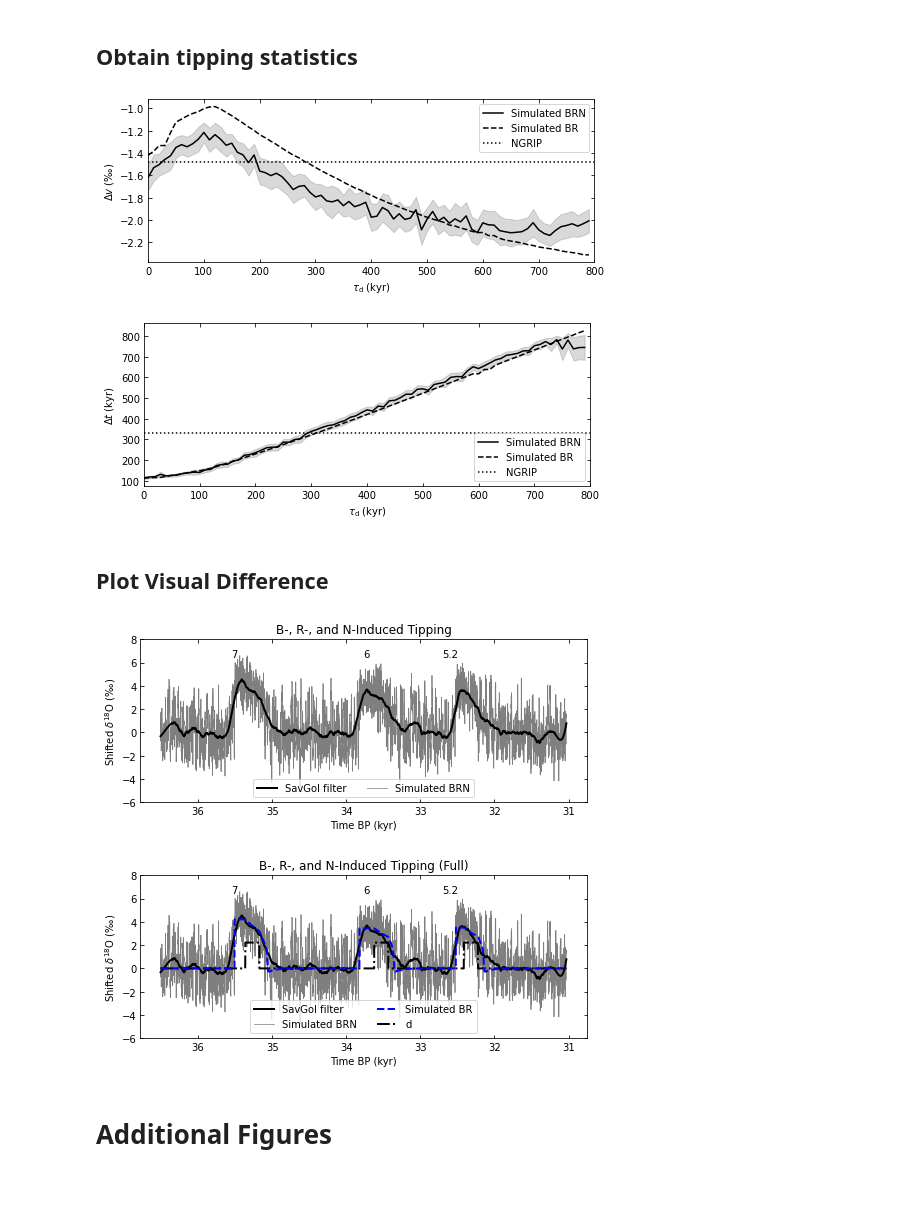
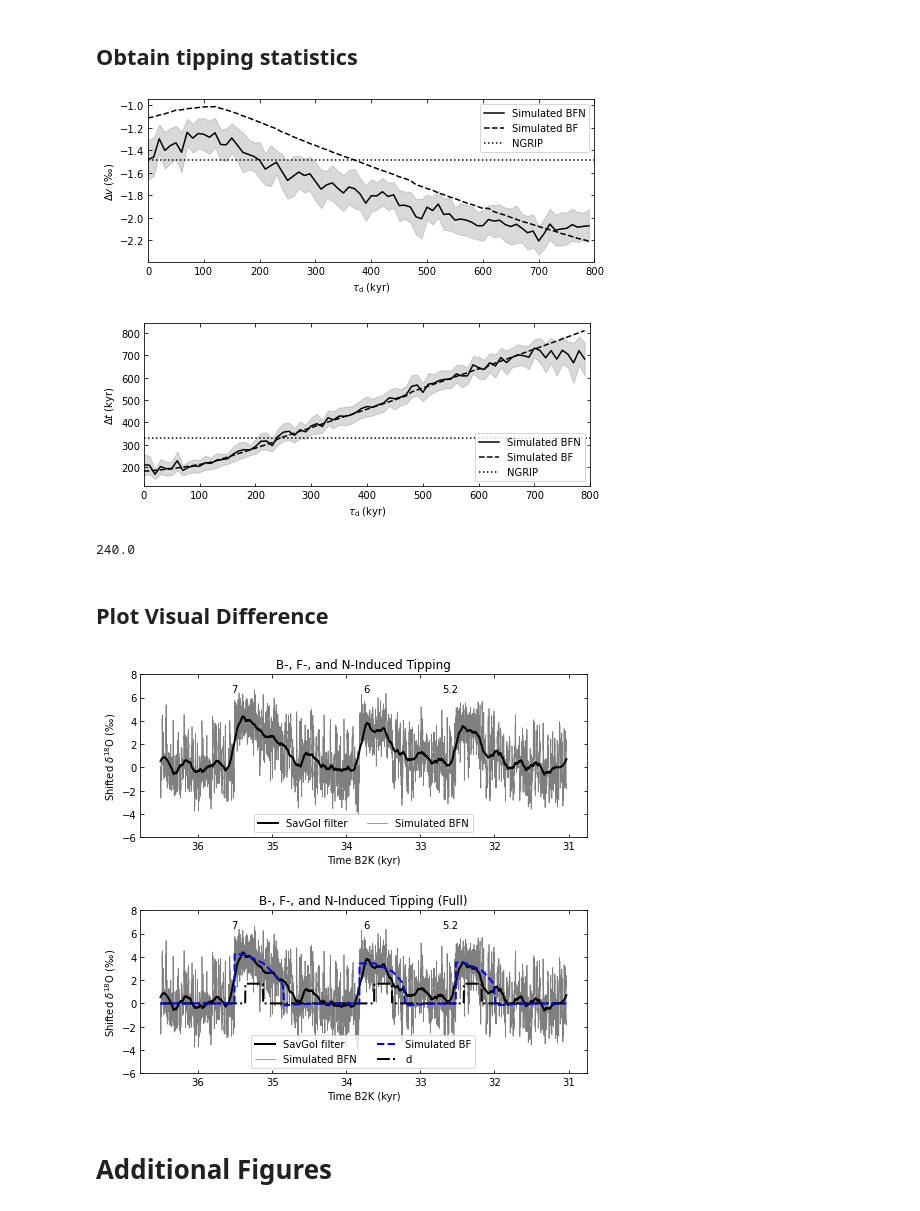
Before and after one commit to rensvermeulen/Vermeulen_2022-FHN-NGRIP, a Jupyter notebook: main.ipynb, the cells around one changed output. Drawn from its saved outputs; the diff is of its cells as text; code cells hidden in the pictures.

```diff
--- a/main.ipynb
+++ b/main.ipynb
@@ -70,7 +70,7 @@ def get_displacement(param, dmax=0.5,time_span=np.linspace(0,200, 1000), number=
 time_span = np.linspace(0, 60, num=1500)
 trajectories = {}
 for i,param in enumerate(scenarios):
-    trajectories[i] = get_displacement(param, number=3, time_span=time_span, dmax=5)
+    trajectories[i] = get_displacement(param, time_span=time_span, dmax=5)
 # %%
 fig, ax = plt.subplots(1, len(scenarios), figsize=(5*len(scenarios)/1.5,5/1.8))
 
@@ -568,7 +555,7 @@ def extract_coefficients(data,stadial_data,event_numbers, tc, plot_fits=True):
         ax.tick_params(direction='in',top=True,right=True)
 
         ax.set_ylabel(u'Shifted $\delta^{18}$O (‰)')
-        ax.set_xlabel('Time BP (kyr)')
+        ax.set_xlabel('Time B2K (kyr)')
         ax.invert_xaxis()
 
         ax.plot(savgol_data.age/1000,savgol_data, 'k-') # Stopped shifting  + mean_stadial.values, 'k-')
@@ -640,11 +627,11 @@ def extract_coefficients(data,stadial_data,event_numbers, tc, plot_fits=True):
 
         sav_data[event_numbers[i]] = v_fit_data
 
-    ax.set_ylim(ylim)
-
-    for i in range(len(stadial_data['interstadialonset'])):
-        ax.text(stadial_data['interstadialonset'][i]/1000,
-                  plt.ylim()[1]-1.5,event_number[i],ha='right')
+    if plot_fits == True:
+        ax.set_ylim(ylim)
+        for i in range(len(stadial_data['interstadialonset'])):
+            ax.text(stadial_data['interstadialonset'][i]/1000,
+                      plt.ylim()[1]-1.5,event_number[i],ha='right')
 
     return t_max, t_end, v_max, v_end, sav_data
 # %%
@@ -768,15 +754,22 @@ param_space = {
 # %%
 ic = [0,0]
 time_span = raw_data[proxy].age / tc
+d_slope = np.arange(0,800,10) # Set $\tau_\mathrm{d}$ value range
 
+# # Results of previous runs
 # {'a': -28.22386318920363, 'b': 16.245214392863126, 'c': 0.015392872704699107, 'd': 2.3618720562820825}
 # best loss: 0.5545589956800119
 
 # best_param = {'a': -31.566593885356, 'b': 18.703547837667486, 'c': 0.035487552472291746, 'd': 1.0061875929851367}
 # # best loss: 0.6716103386091221
 
-best_param = {'a': -30.38879670057991, 'b': 17.851870852854507, 'c': 0.0162259537176118, 'd': 2.217188673862267}
+# best_param = {'a': -30.38879670057991, 'b': 17.851870852854507, 'c': 0.0162259537176118, 'd': 2.217188673862267}
 # best loss: 0.5988130676028562
 
-d_slope = np.arange(0,800,10)
+# # New sigma
+best_param = {'a': -28.757167950089, 'b': 16.670097141292562, 'c': 0.040676820097003456, 'd': 1.6919792644232987}
+# best loss: 0.11357485933251531
+
+# best_param = {'a': -27.055454608667514, 'b': 14.968319462417847, 'c': 0.038536232806140006, 'd': 1.639014292451989}
+# best loss: 0.24111557309631956]
 # %%
@@ -892,10 +894,10 @@ ax.set(xlabel=r'$\tau_\mathrm{d}$ (kyr)', ylabel=r'$\Delta v$ (‰)')
 
 #BND 18O
 ax.plot(statistics.d_slope, statistics['mean_dif_18O'].sel(noise='On'),color='k',
-        label='Simulated BRN', zorder=3)
+        label='Simulated BFN', zorder=3)
 # BD 18O
 ax.plot(statistics.d_slope, statistics['mean_dif_18O'].sel(noise='Off'),color='k',
-        label='Simulated BR', ls='dashed', zorder=3)
+        label='Simulated BF', ls='dashed', zorder=3)
 
 # Plot error bars
 ax.fill_between(statistics.d_slope,
@@ -910,10 +912,6 @@ ax.set_xlim(0,d_max)
 
 ax.legend(loc='upper right')
 
-# # Determine optimal d
-# d_opt = abs(abs(statistics['mean_dif_time'].sel(noise='On'))
-#             +abs(statistics['mean_dif_18O'].sel(noise='On'))).idxmin().values
-
 # ax.scatter(d_opt, 0, color='k', marker='|', s=100000, alpha = 0.5)
 # ax.annotate(xy=(d_opt, ax.get_ylim()[1]+0.01), text=r'Optimal $\tau_\mathrm{d}$: '+'\n'+str(int(d_opt))+' kyr', ha='center',
 #             va='bottom', annotation_clip=False)
@@ -921,7 +919,7 @@ ax.legend(loc='upper right')
 fig.savefig('figures/optimize_d_v.svg',
                 format='svg',bbox_inches='tight')
 # %% [output]
-[figure, old version]
+[figure, new version]
 # %%
 # Plot statistics
 fig=plt.figure(figsize=(8,3))
@@ -931,11 +929,11 @@ ax.set(xlabel=r'$\tau_\mathrm{d}$ (kyr)', ylabel=r'$\Delta t$ (kyr)')
 
 # BND Time
 ax.plot(statistics.d_slope, statistics['mean_dif_time'].sel(noise='On'),color='k',
-        label='Simulated BRN', zorder=3)
+        label='Simulated BFN', zorder=3)
 
 # BD Time
 ax.plot(statistics.d_slope, statistics['mean_dif_time'].sel(noise='Off'),color='k',
-        label='Simulated BR', ls='dashed', zorder=3)
+        label='Simulated BF', ls='dashed', zorder=3)
 
 # Plot error bars
 ax.fill_between(statistics.d_slope,
@@ -953,7 +951,20 @@ ax.legend(loc='lower right')
 fig.savefig('figures/optimize_d_t.svg',
                 format='svg',bbox_inches='tight')
 # %% [output]
-[figure, old version]
+[figure, new version]
+# %%
+# Determine optimal d
+d_opt = abs(
+    abs(statistics['mean_dif_18O'].sel(noise='On')-
+        statistics['delta_v_real'].mean(dim='int_nr')
+       )+
+    abs(statistics['mean_dif_time'].sel(noise='On')-
+        statistics['delta_t_real'].mean(dim='int_nr')
+       )
+).idxmin().values
+print(d_opt)
+# %% [output]
+240.0
 # %% [markdown]
 ## Plot Visual Difference
 # %%
@@ -1006,22 +1017,22 @@ trajectories_regimes = xr.Dataset(
 # %%
 # Plot optimized model
 plot_dansgaard_oeschger((trajectories_regimes['bnd'].sel(variable='v')),
                         stadial_data, event_number,
 #                         second_plot=trajectories_regimes['bd'].sel(variable='v'),
 #                         third_plot=(trajectories_regimes['bnd'].sel(variable='d')),
-                        label=['Simulated BRN','SavGol filter','Simulated BR','d'],
-                        plot_event_numbers=True, ylim=ylim, title='B-, R-, and N-Induced Tipping')
+                        label=['Simulated BFN','SavGol filter','Simulated BF','d'],
+                        plot_event_numbers=True, ylim=ylim, title='B-, F-, and N-Induced Tipping')
 
 # Plot optimized model with trajectories
 plot_dansgaard_oeschger((trajectories_regimes['bnd'].sel(variable='v')),
                         stadial_data, event_number,
                         second_plot=trajectories_regimes['bd'].sel(variable='v'),
                         third_plot=(trajectories_regimes['bnd'].sel(variable='d')),
-                        label=['Simulated BRN','SavGol filter','Simulated BR','d'],
-                        plot_event_numbers=True, ylim=ylim, title='B-, R-, and N-Induced Tipping (Full)')
+                        label=['Simulated BFN','SavGol filter','Simulated BF','d'],
+                        plot_event_numbers=True, ylim=ylim, title='B-, F-, and N-Induced Tipping (Full)')
 # %% [output]
-[figure, old version]
+[figure, new version]
-[figure, old version]
+[figure, new version]
 # %% [markdown]
 # Additional Figures
 # %%
```
Also changed, not shown: parts of 21 cells of this notebook.
